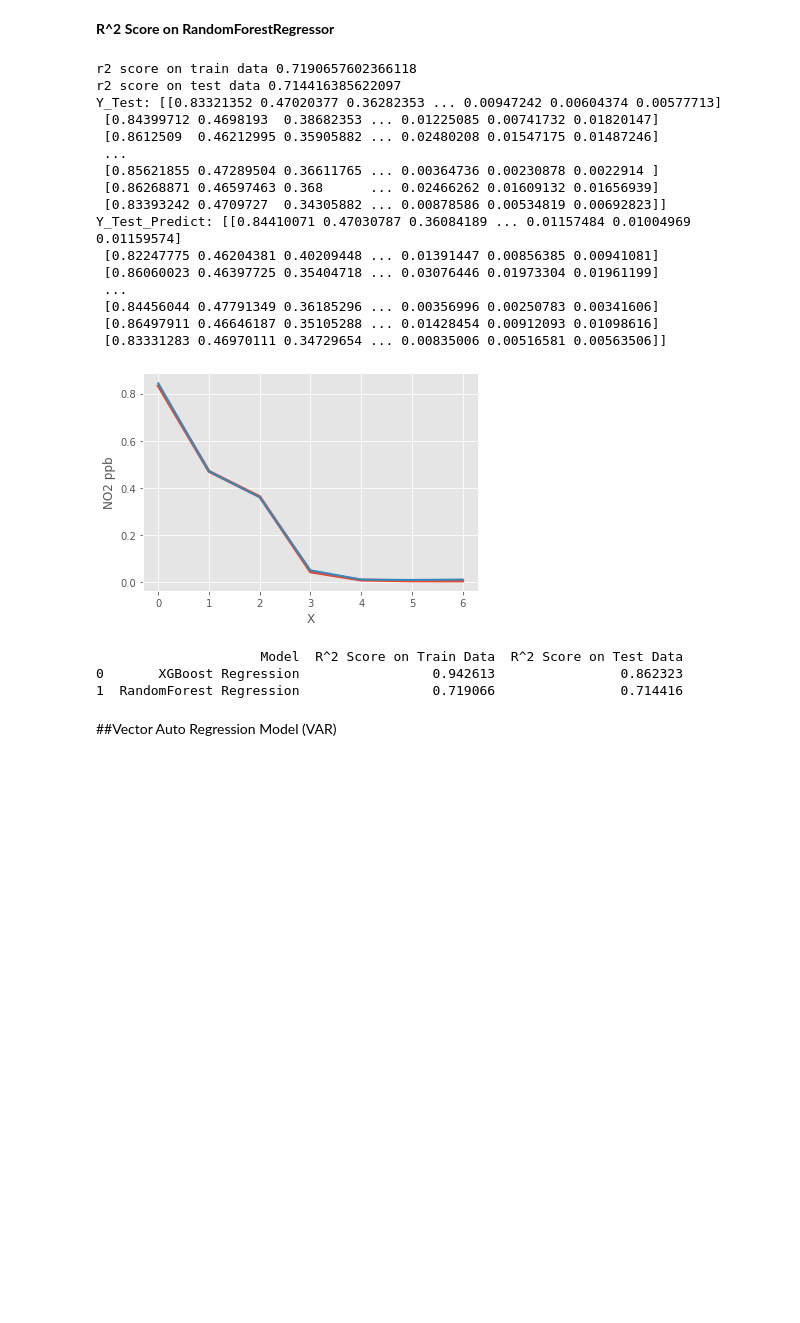
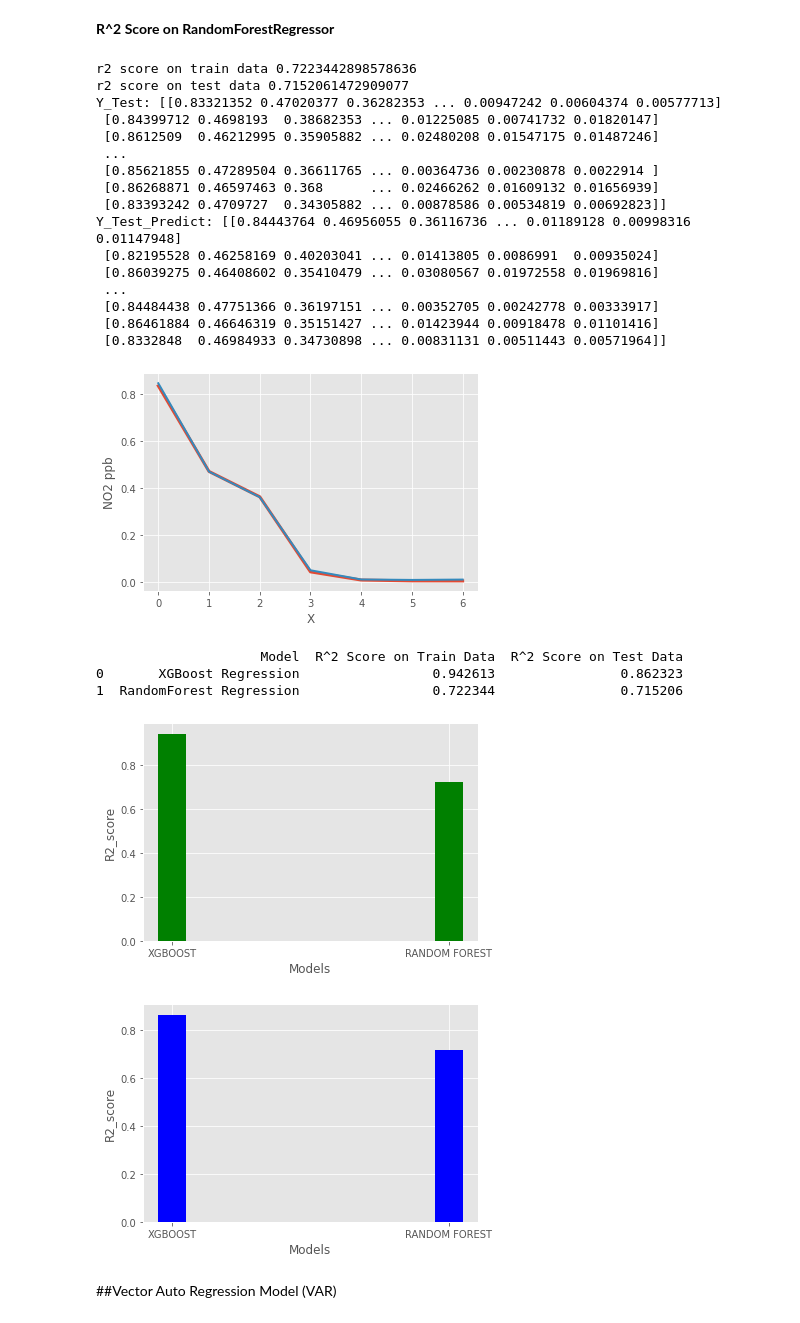
Before and after one commit to utkarshkanswal/Machine-Learning-application-on-Air-quality-dataset, a Jupyter notebook: Machine_Learning_applications_on _air_quality_dataset.ipynb, the cells around one changed output. Drawn from its saved outputs; the diff is of its cells as text; code cells hidden in the pictures; blank space fills up the shorter version.

```diff
--- a/Machine_Learning_applications_on _air_quality_dataset.ipynb
+++ b/Machine_Learning_applications_on _air_quality_dataset.ipynb
@@ -5,6 +5,9 @@ import numpy as np
 import pandas as pd
 from matplotlib import pyplot as plt
 import os.path as op
+# %%
+r2score_train=dict()
+r2score_test=dict()
 # %% [markdown]
 **Data Fetching from Excel file**
 # %%
@@ -63,7 +66,7 @@ from xgboost import XGBRegressor
 model=MultiOutputRegressor(XGBRegressor(objective ='reg:squarederror',max_depth=8,cosample_bytree=.5,learning_rate=.1,min_child_weight=3,
                    n_estimators=200,subsample=.7))
 #training the model
-model.fit(x_train,y_train)
+model_fit=model.fit(x_train,y_train)
 print("Model training is Done!!")
 # %% [output]
 Model training is Done!!
@@ -96,6 +99,9 @@ plt.xlabel('X')
 plt.ylabel('NO2 ppb')
 
 plt.show()
+
+r2score_train['XGBOOST']=r2_train_xg
+r2score_test['XGBOOST']=r2_scr_xg
 # %% [output]
 r2 score on train data 0.9426134014720243
 r2 score on test data 0.8623226304872951
@@ -203,9 +209,12 @@ plt.xlabel('X')
 plt.ylabel('NO2 ppb')
 
 plt.show()
+
+r2score_train['RANDOM FOREST']=r2_train_rf
+r2score_test['RANDOM FOREST']=r2_scr_rf
 # %% [output]
-r2 score on train data 0.7190657602366118
-r2 score on test data 0.714416385622097
+r2 score on train data 0.7223442898578636
+r2 score on test data 0.7152061472909077
 Y_Test: [[0.83321352 0.47020377 0.36282353 ... 0.00947242 0.00604374 0.00577713]
  [0.84399712 0.4698193  0.38682353 ... 0.01225085 0.00741732 0.01820147]
  [0.8612509  0.46212995 0.35905882 ... 0.02480208 0.01547175 0.01487246]
@@ -213,13 +222,13 @@ Y_Test: [[0.83321352 0.47020377 0.36282353 ... 0.00947242 0.00604374 0.00577713]
  [0.85621855 0.47289504 0.36611765 ... 0.00364736 0.00230878 0.0022914 ]
  [0.86268871 0.46597463 0.368      ... 0.02466262 0.01609132 0.01656939]
  [0.83393242 0.4709727  0.34305882 ... 0.00878586 0.00534819 0.00692823]]
-Y_Test_Predict: [[0.84410071 0.47030787 0.36084189 ... 0.01157484 0.01004969 0.01159574]
- [0.82247775 0.46204381 0.40209448 ... 0.01391447 0.00856385 0.00941081]
- [0.86060023 0.46397725 0.35404718 ... 0.03076446 0.01973304 0.01961199]
+Y_Test_Predict: [[0.84443764 0.46956055 0.36116736 ... 0.01189128 0.00998316 0.01147948]
+ [0.82195528 0.46258169 0.40203041 ... 0.01413805 0.0086991  0.00935024]
+ [0.86039275 0.46408602 0.35410479 ... 0.03080567 0.01972558 0.01969816]
  ...
- [0.84456044 0.47791349 0.36185296 ... 0.00356996 0.00250783 0.00341606]
- [0.86497911 0.46646187 0.35105288 ... 0.01428454 0.00912093 0.01098616]
- [0.83331283 0.46970111 0.34729654 ... 0.00835006 0.00516581 0.00563506]]
+ [0.84484438 0.47751366 0.36197151 ... 0.00352705 0.00242778 0.00333917]
+ [0.86461884 0.46646319 0.35151427 ... 0.01423944 0.00918478 0.01101416]
+ [0.8332848  0.46984933 0.34730898 ... 0.00831131 0.00511443 0.00571964]]
 [figure]
 # %%
 implemented_models={'Model':['XGBoost Regression','RandomForest Regression'],'R^2 Score on Train Data':[r2_train_xg,r2_train_rf],'R^2 Score on Test Data':[r2_scr_xg,r2_scr_rf]}
@@ -228,7 +237,19 @@ print(df)
 # %% [output]
                      Model  R^2 Score on Train Data  R^2 Score on Test Data
 0       XGBoost Regression                 0.942613                0.862323
-1  RandomForest Regression                 0.719066                0.714416
+1  RandomForest Regression                 0.722344                0.715206
+# %%
+plt.bar(list(r2score_train.keys()),list(r2score_train.values()),color='green',width=0.1)
+plt.ylabel('R2_score')
+plt.xlabel('Models')
+plt.show()
+plt.bar(list(r2score_test.keys()),list(r2score_test.values()),color='blue',width=0.1)
+plt.ylabel('R2_score')
+plt.xlabel('Models')
+plt.show()
+# %% [output]
+[figure, added]
+[figure, added]
 # %% [markdown]
 ##Vector Auto Regression Model (VAR)
 # %%
```
Also changed, not shown: parts of 8 cells of this notebook.
